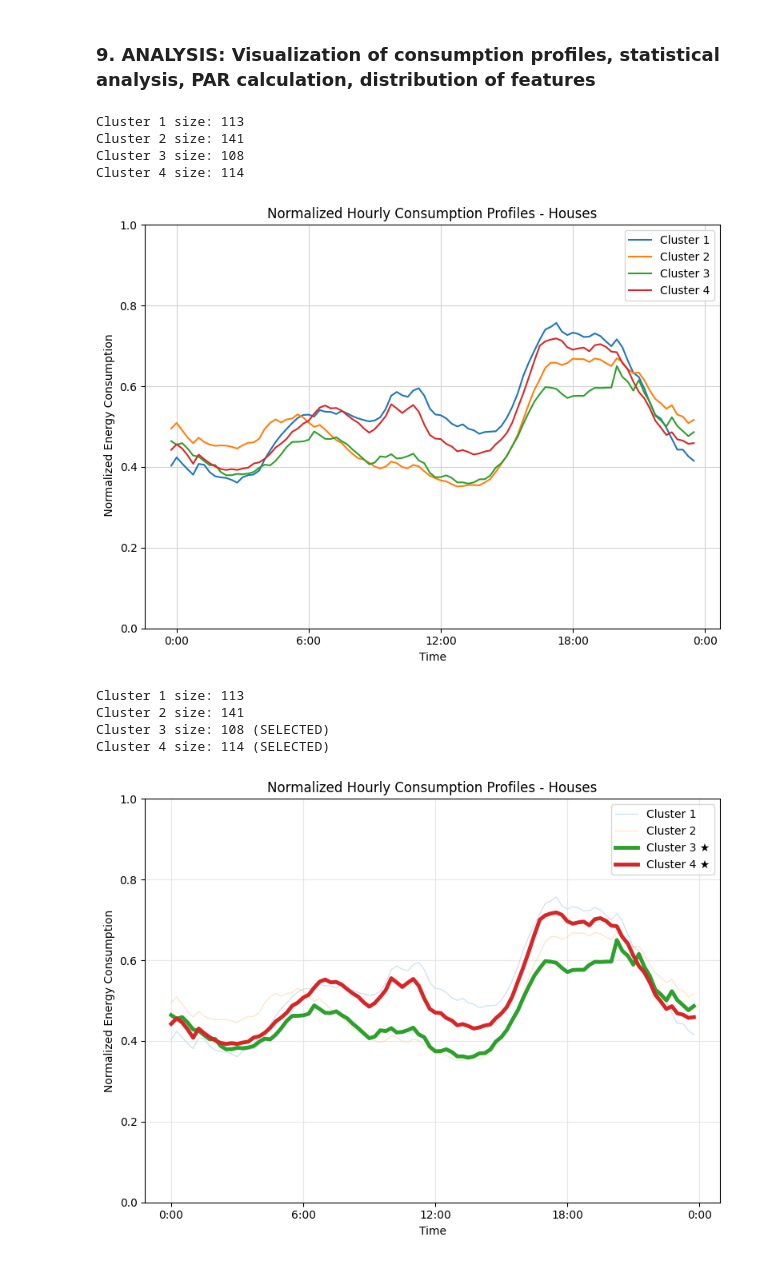
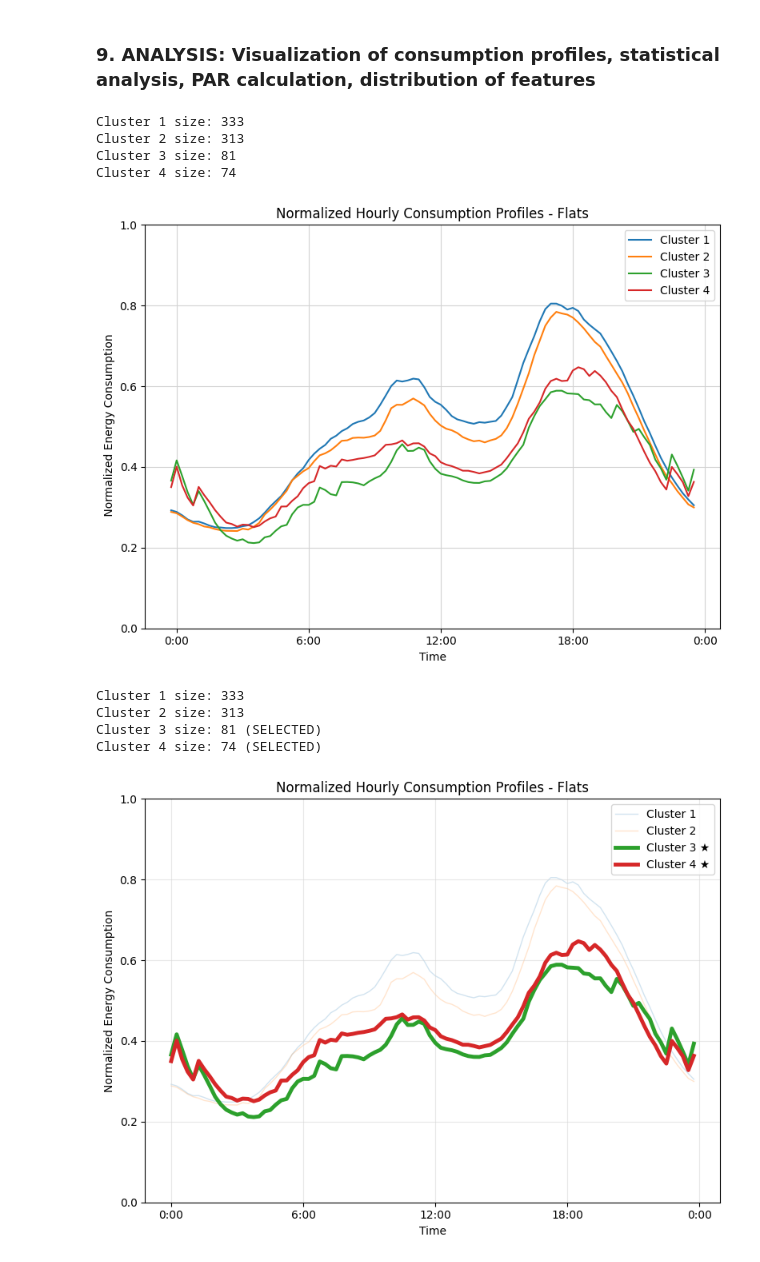
Before and after one commit to jasigrist/Customer_Segmentation_Lantern, a Jupyter notebook: kMedoids/kMedioids_Clustering.ipynb, the cells around one changed output. Drawn from its saved outputs; the diff is of its cells as text; code cells hidden in the pictures.

```diff
--- a/kMedoids/kMedioids_Clustering.ipynb
+++ b/kMedoids/kMedioids_Clustering.ipynb
@@ -28,8 +35,8 @@ sys.path.insert(0, project_root)
 # Defines analysis scope: SWW/GroupE datasets, building types, feature sets, clusters, weighting
 
 dataset = "SWW"  # Options: "SWW", "GroupE"
-building_type = "house" # "flat", "house", "all"
-categorical_features = "sociodemographic"  # "technical", "sociodemographic"
+building_type = "flat" # "flat", "house", "all"
+categorical_features = "technical"  # "technical", "sociodemographic"
 number_of_clusters = 4  # Optimal k from silhouette analysis
 weighting_alpha = 0.25  # Distance weighting: 0=categorical only, 1=time series only
 
@@ -402,6 +410,8 @@ result_df.write_csv(f"{project_root}/Results/{dataset}/DATA/Cluster/hourly_avg_c
 # %% [markdown]
 ### 9. ANALYSIS: Visualization of consumption profiles, statistical analysis, PAR calculation, distribution of features
 # %%
+# Plots average cluster profiles with sizes
+
 unique_clusters = np.unique(clusters)
 
 labels = ['0:00','6:00','12:00','18:00','0:00']
@@ -418,16 +428,13 @@ plt.title(f"Normalized Hourly Consumption Profiles - {building_type.capitalize()
 plt.xlabel("Time")
 plt.ylabel(" Normalized Energy Consumption")
 plt.ylim(0,1)
-#plt.xticks(range(1,108,12),labels=labels)
 plt.xticks(range(1,120,24),labels=labels)
 plt.tight_layout()
-#plt.legend()
-#plt.margins(0)
 plt.grid(True, color = 'lightgray')
 plt.legend(
     #title='Category',
     loc='upper right',
-    bbox_to_anchor=(1, 1),  # Adjust this value for vertical position
+    bbox_to_anchor=(1, 1),
     ncol=1,
     fontsize='medium'
 )
@@ -438,23 +445,23 @@ plt.savefig(
     )
 plt.show()
 # %% [output]
-Cluster 1 size: 113
-Cluster 2 size: 141
-Cluster 3 size: 108
-Cluster 4 size: 114
+Cluster 1 size: 333
+Cluster 2 size: 313
+Cluster 3 size: 81
+Cluster 4 size: 74
-[figure, old version]
+[figure, new version]
 # %%
-# Plot consumption profiles with interactive cluster selection
+# Plot consumption profiles with interactive cluster selection (useful for presentations)
 
 def plot_cluster_profiles_selective(
     clusters,
     time_series_numeric,
     building_type,
-    categorical_features,
-    main_path,
     selected_clusters=None,
     colors=None
 ):
+    """Plots average cluster profiles, highlighting selected clusters."""
+
     unique_clusters = np.unique(clusters)
 
     if colors is None:
@@ -486,40 +493,38 @@ def plot_cluster_profiles_selective(
             color=colors[cl % len(colors)-1],
             linewidth=linewidth,
             alpha=alpha,
             zorder=zorder
         )
 
         status = "(SELECTED)" if is_selected else ""
         print(f'Cluster {cl} size: {len(idx)} {status}')
 
     plt.title(
         f"Normalized Hourly Consumption Profiles - {building_type.capitalize()}s",
         fontsize=12
     )
     plt.xlabel("Time")
     plt.ylabel("Normalized Energy Consumption")
     plt.ylim(0, 1)
     plt.xticks(range(0, 120, 24), labels=labels)
     plt.grid(True, color='lightgray', alpha=0.5)
     plt.legend(loc='upper right', ncol=1, fontsize='medium')
     plt.tight_layout()
     plt.show()
 
 # Generate results with selected clusters highlighted
 plot_cluster_profiles_selective(
     clusters,
     time_series_numeric,
     building_type=building_type,
-    categorical_features='technical',
-    main_path='/path/to/main',
-    selected_clusters=[3,4],
+    selected_clusters=[3,4], # specify clusters to highlight
     colors=colors
 )
 # %% [output]
-Cluster 1 size: 113
-Cluster 2 size: 141
-Cluster 3 size: 108 (SELECTED)
-Cluster 4 size: 114 (SELECTED)
+Cluster 1 size: 333
+Cluster 2 size: 313
+Cluster 3 size: 81 (SELECTED)
+Cluster 4 size: 74 (SELECTED)
-[figure, old version]
+[figure, new version]
 # %%
 # Generate statistical summaries for clusters
```
Also changed, not shown: parts of 14 cells of this notebook, 10 other files.
